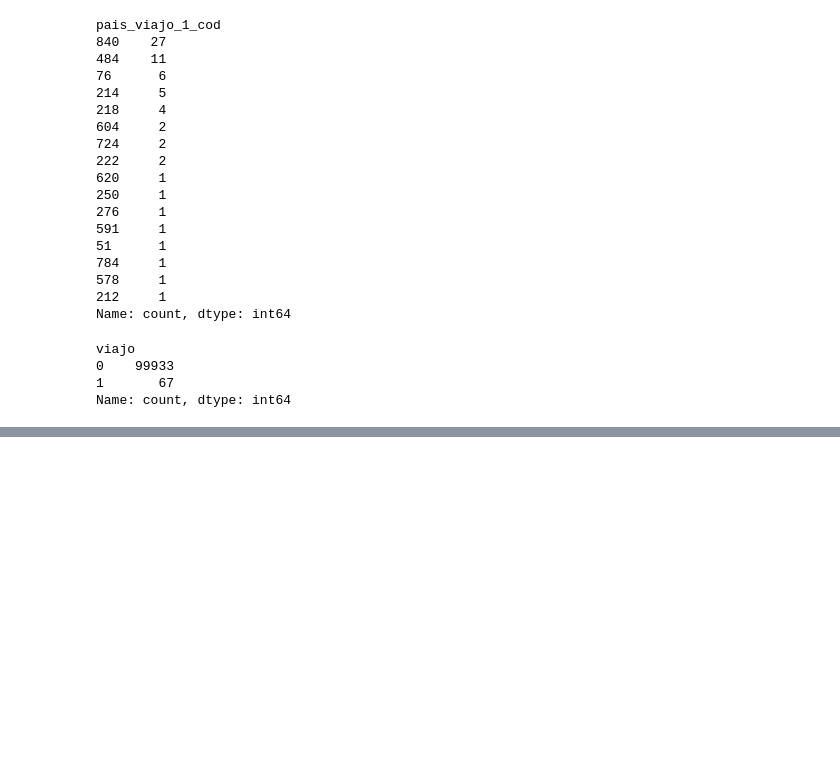
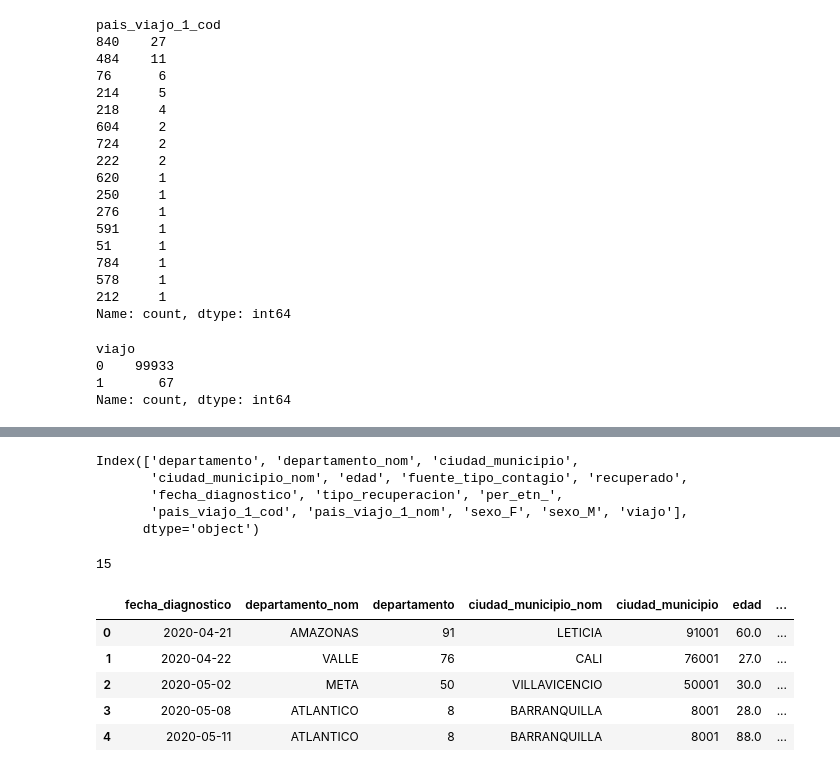
Before and after one commit to 4GeeksAcademy/remelop_Machine_Learning_Final_Project, a Jupyter notebook: src/Final_Project.ipynb, the cells around one changed output, grey strips where cells are left out. Drawn from its saved outputs; the diff is of its cells as text; code cells hidden in the pictures; blank space fills up the shorter version.

```diff
--- a/src/Final_Project.ipynb
+++ b/src/Final_Project.ipynb
@@ -446,0 +479,23 @@ Name: count, dtype: int64
+# %%
+data_c.columns
+# %% [output]
+Index(['departamento', 'departamento_nom', 'ciudad_municipio',
+       'ciudad_municipio_nom', 'edad', 'fuente_tipo_contagio', 'recuperado',
+       'fecha_diagnostico', 'tipo_recuperacion', 'per_etn_',
+       'pais_viajo_1_cod', 'pais_viajo_1_nom', 'sexo_F', 'sexo_M', 'viajo'],
+      dtype='object')
+# %%
+len(data_c.columns)
+# %% [output]
+15
+# %%
+data_c=data_c.reindex(['fecha_diagnostico', 'departamento_nom', 'departamento', 'ciudad_municipio_nom', 'ciudad_municipio', 'edad', 'sexo_F', 'sexo_M', 'fuente_tipo_contagio',
+                        'recuperado', 'tipo_recuperacion', 'per_etn_', 'viajo', 'pais_viajo_1_cod', 'pais_viajo_1_nom'], axis=1)
+data_c.head()
+# %% [output]
+|  | fecha_diagnostico | departamento_nom | departamento | ciudad_municipio_nom | ciudad_municipio | edad | ... |
+| 0 | 2020-04-21 | AMAZONAS | 91 | LETICIA | 91001 | 60.0 | ... |
+| 1 | 2020-04-22 | VALLE | 76 | CALI | 76001 | 27.0 | ... |
+| 2 | 2020-05-02 | META | 50 | VILLAVICENCIO | 50001 | 30.0 | ... |
+| 3 | 2020-05-08 | ATLANTICO | 8 | BARRANQUILLA | 8001 | 28.0 | ... |
+| 4 | 2020-05-11 | ATLANTICO | 8 | BARRANQUILLA | 8001 | 88.0 | ... |
```
Also changed, not shown: parts of 17 cells of this notebook.
